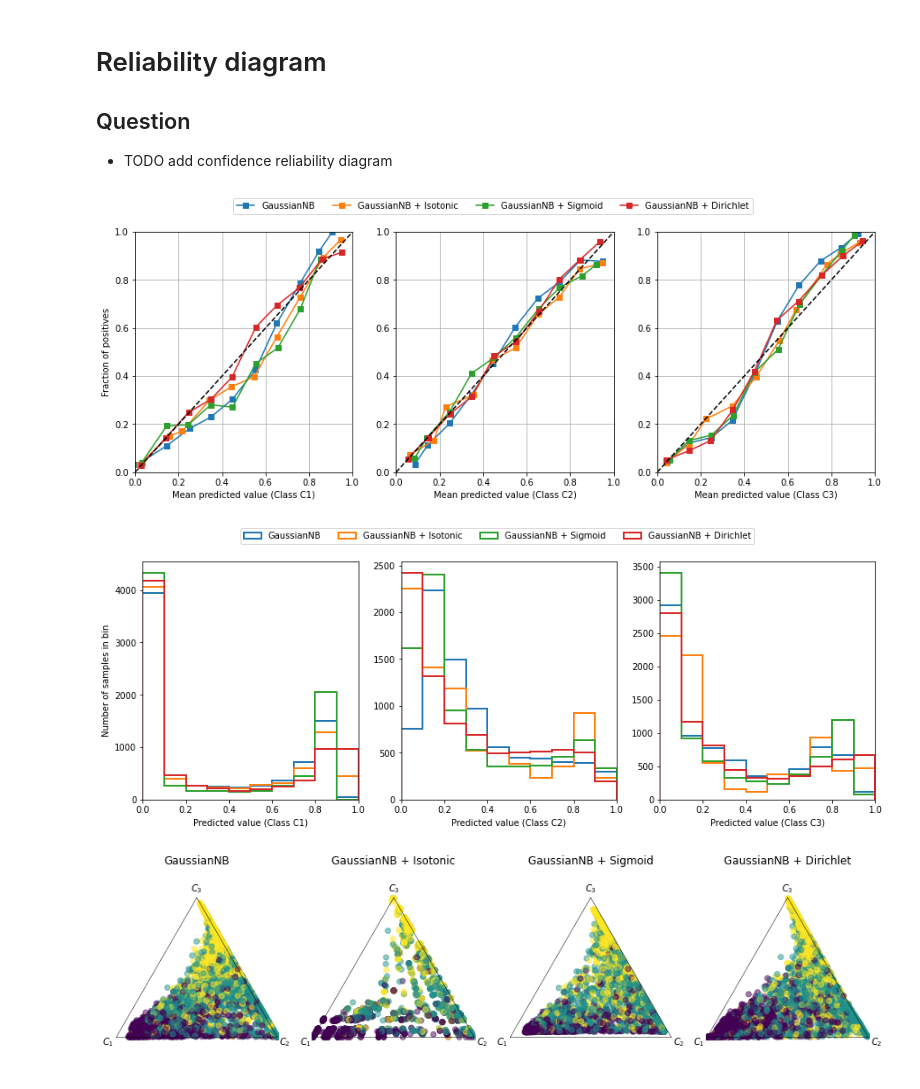
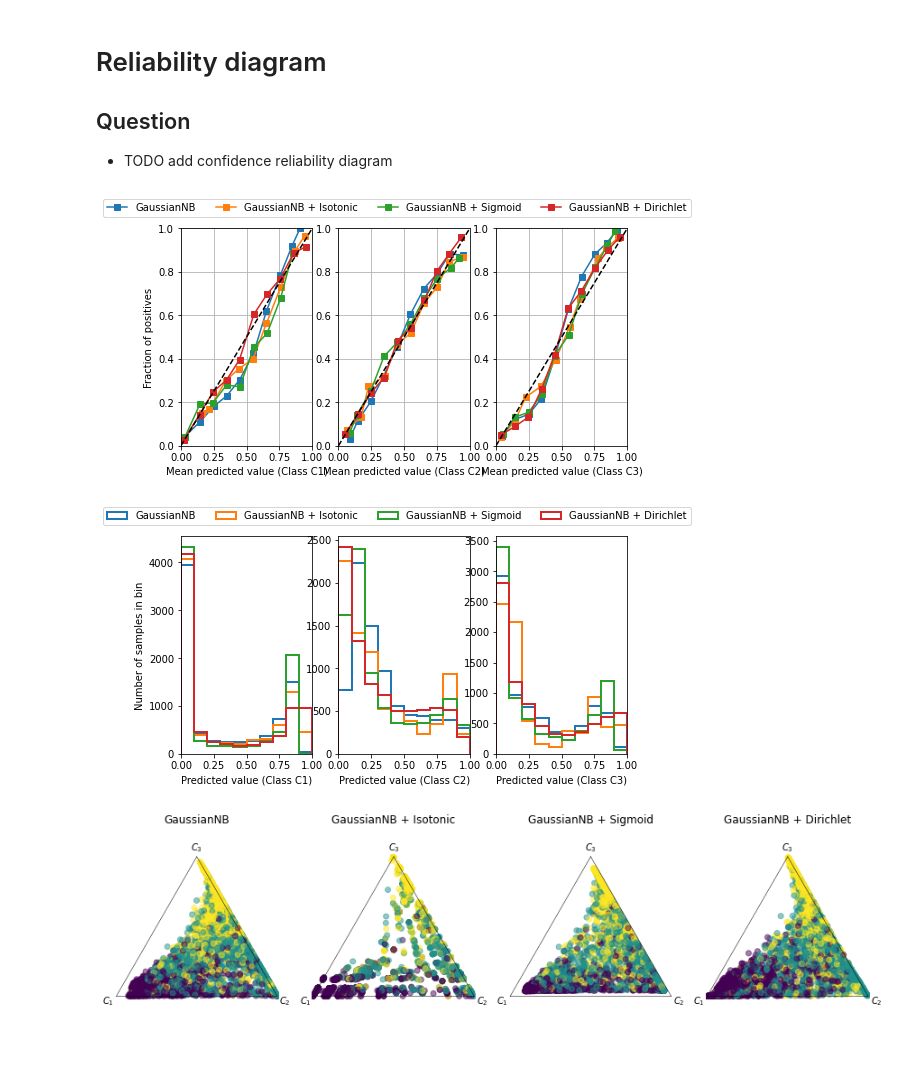
Before and after one commit to classifier-calibration/hands_on, a Jupyter notebook: notebooks/3_classifiers_ternary.ipynb, the cells around one changed output. Saved outputs shown, nothing was run; the diff lists cells and outputs as text; code cells hidden in the pictures; blank space fills up the shorter version.

```diff
--- a/notebooks/2_visualisation_tools_ternary.ipynb
+++ b/notebooks/3_classifiers_ternary.ipynb
@@ -39,26 +39,25 @@ for i in range(n_features):
 # %%
 from pycalib.models import IsotonicCalibration
 from pycalib.models import SigmoidCalibration
 from pycalib.models.multiclass import OneVsRestCalibrator
 from dirichletcal import FullDirichletCalibrator
 
 estimators = [(GaussianNB(), 'GaussianNB'),
               (CalibratedModel(GaussianNB(), method=OneVsRestCalibrator(IsotonicCalibration())), 'GaussianNB + Isotonic'),
               (CalibratedModel(GaussianNB(), method=OneVsRestCalibrator(SigmoidCalibration())), 'GaussianNB + Sigmoid'),
               (CalibratedModel(GaussianNB(), method=FullDirichletCalibrator()), 'GaussianNB + Dirichlet')
              ]
 
 legend = [aux[1] for aux in estimators]
 scores = []
 for clf, name in estimators:
     clf.fit(X_train, y_train)
     scores.append(clf.predict_proba(X_test))
 
-fig = plt.figure(figsize=(15, 5))
-_ = plot_reliability_diagram(y_test, scores, legend=legend, histogram=True, class_names=['C1', 'C2', 'C3'], fig=fig)
+_ = plot_reliability_diagram(y_test, scores, legend=legend, histogram=True, class_names=['C1', 'C2', 'C3'])
 # %% [output]
-[figure, old version]
+[figure, new version]
-[figure, old version]
+[figure, new version]
 # %%
 from pycalib.visualisations.ternary import draw_tri_samples
 
```
Also changed, not shown: 5 other files.
